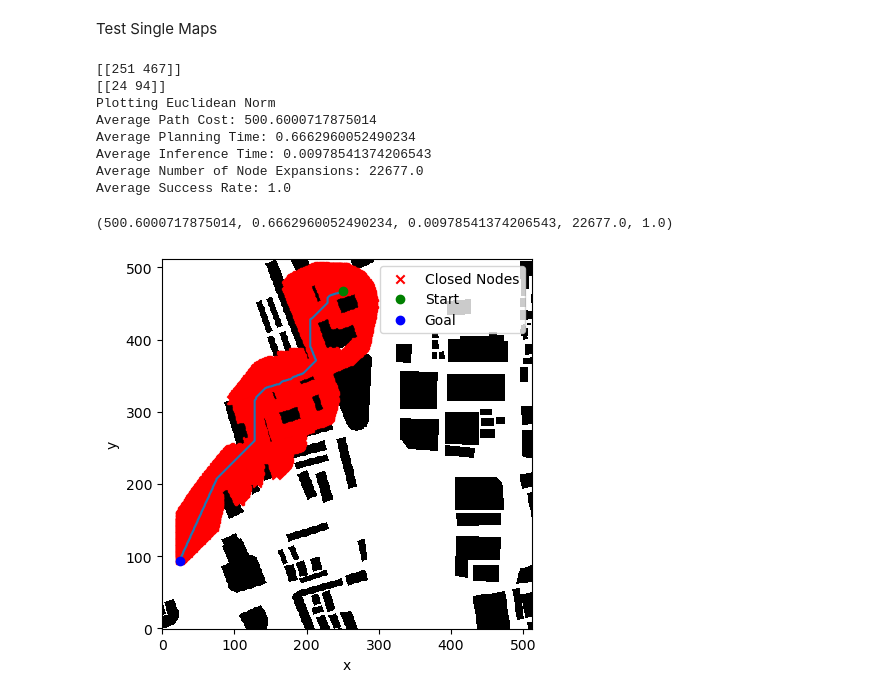
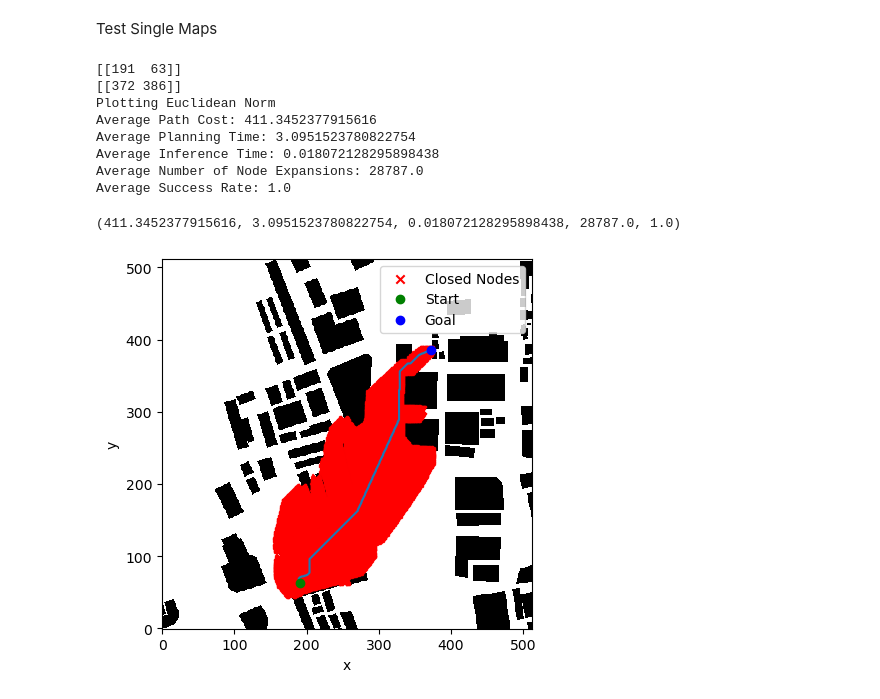
Before and after one commit to sharath-matada/Planning_Operator, a Jupyter notebook: 2D_Experiments/large_maps/test_heuristics_on_512_maps.ipynb, the cells around one changed output. Drawn from its saved outputs; the diff is of its cells as text; code cells hidden in the pictures.

```diff
--- a/2D_Experiments/large_maps/test_heuristics_on_512_maps.ipynb
+++ b/2D_Experiments/large_maps/test_heuristics_on_512_maps.ipynb
@@ -179,24 +179,29 @@ Data saved successfully to '256maps.pkl'
 Test Single Maps
 # %%
 maptest = maps[0,:,:].reshape(1,Sx,Sy)
+starttest = startpositions[0,:].reshape(1,2)
+goaltest = goalpositions[0,:].reshape(1,2)
+starttest = np.array([[491,482]])
+goaltest = np.array([[180,28]])
+
 starttest = generaterandompos(maptest)
 goaltest = generaterandompos(maptest)
-starttest = np.array([[251,467]])
-goaltest = np.array([[24, 94]])
+
 print(starttest)
 print(goaltest)
+
 print("Plotting Euclidean Norm")
-testheuristiconmaps(starttest, goaltest, maptest, euclideannorm, plotresults=True, printvalues=True, saveplotdata = True)
+testheuristiconmaps(starttest, goaltest, maptest, euclideannorm, plotresults=True, printvalues=True, saveplotdata = False)
 # %% [output]
-[[251 467]]
-[[24 94]]
+[[191  63]]
+[[372 386]]
 Plotting Euclidean Norm
-Average Path Cost: 500.6000717875014
-Average Planning Time: 0.6662960052490234
-Average Inference Time: 0.00978541374206543
-Average Number of Node Expansions: 22677.0
+Average Path Cost: 411.3452377915616
+Average Planning Time: 3.0951523780822754
+Average Inference Time: 0.018072128295898438
+Average Number of Node Expansions: 28787.0
 Average Success Rate: 1.0
-(500.6000717875014, 0.6662960052490234, 0.00978541374206543, 22677.0, 1.0)
+(411.3452377915616, 3.0951523780822754, 0.018072128295898438, 28787.0, 1.0)
-[figure, old version]
+[figure, new version]
 # %%
 print("Plotting PNO")
```
Also changed, not shown: parts of 4 cells of this notebook, 3 other files.
